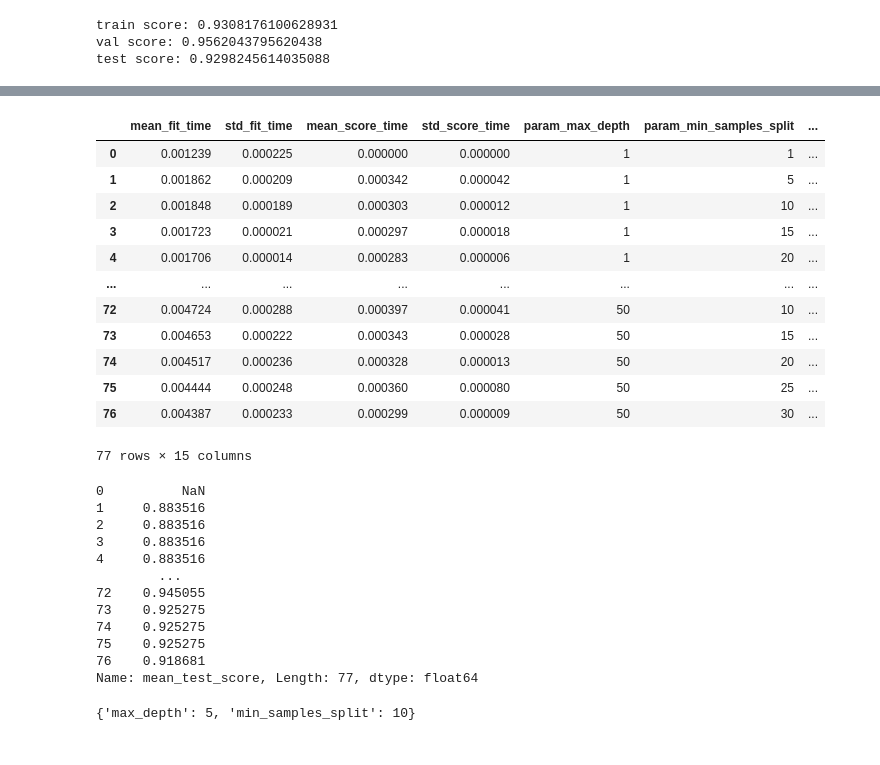
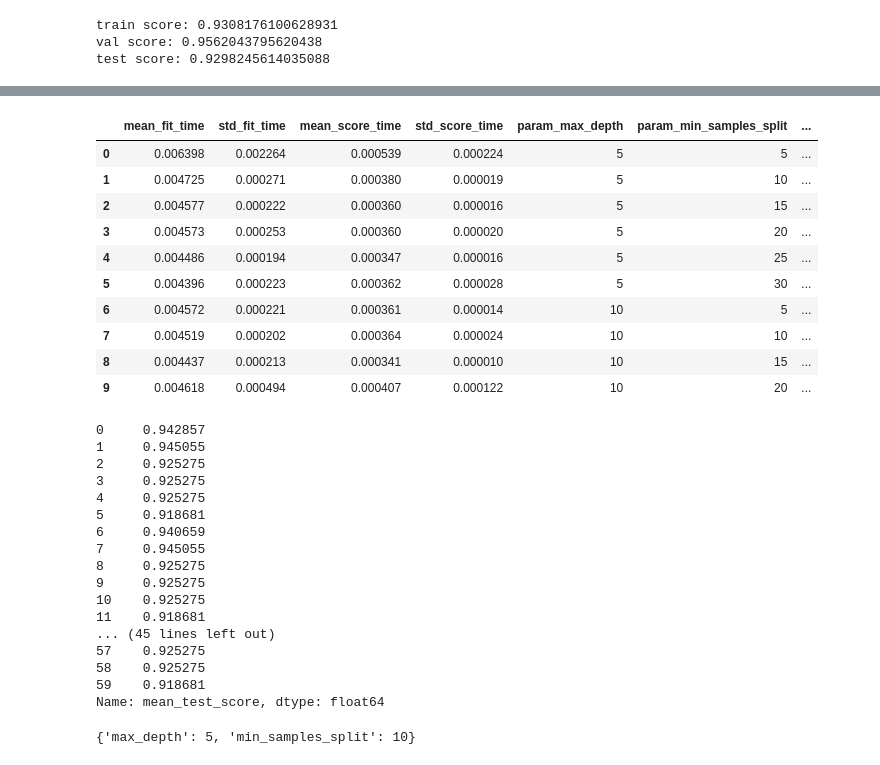
Before and after one commit to sohdacafe/Machine_Learning, a Jupyter notebook: deci_tree_breast_cancer.ipynb, the cells around one changed output, grey strips where cells are left out. Drawn from its saved outputs; the diff is of its cells as text; code cells hidden in the pictures.

```diff
--- a/deci_tree_breast_cancer.ipynb
+++ b/deci_tree_breast_cancer.ipynb
@@ -58,7 +58,7 @@ test score: 0.9298245614035088
 from sklearn.model_selection import GridSearchCV
 # %%
 estimator = DecisionTreeClassifier(random_state = 0)
-param_grid = [{'max_depth' : [1,5,10,15,20,25,30,35,40,45,50], 'min_samples_split':[1,5,10,15,20,25,30]}]
+param_grid = [{'max_depth' : [5,10,15,20,25,30,35,40,45,50], 'min_samples_split':[5,10,15,20,25,30]}]
 cv =5
 # %%
 tuned_model = GridSearchCV(estimator = estimator, param_grid=param_grid, cv=cv, return_train_score=False)
@@ -102,37 +84,40 @@ GridSearchCV(cv=5, error_score=nan,
 # %%
 # 学習結(果はcv_resultsに格納されている
 # pd.DataFrame(tuned_model.cv_results_).T
 df = pd.DataFrame(tuned_model.cv_results_)
-df
+df.head(10)
 # %% [output]
 |  | mean_fit_time | std_fit_time | mean_score_time | std_score_time | param_max_depth | param_min_samples_split | ... |
-| 0 | 0.001239 | 0.000225 | 0.000000 | 0.000000 | 1 | 1 | ... |
-| 1 | 0.001862 | 0.000209 | 0.000342 | 0.000042 | 1 | 5 | ... |
-| 2 | 0.001848 | 0.000189 | 0.000303 | 0.000012 | 1 | 10 | ... |
-| 3 | 0.001723 | 0.000021 | 0.000297 | 0.000018 | 1 | 15 | ... |
-| 4 | 0.001706 | 0.000014 | 0.000283 | 0.000006 | 1 | 20 | ... |
-| ... | ... | ... | ... | ... | ... | ... | ... |
-| 72 | 0.004724 | 0.000288 | 0.000397 | 0.000041 | 50 | 10 | ... |
-| 73 | 0.004653 | 0.000222 | 0.000343 | 0.000028 | 50 | 15 | ... |
-| 74 | 0.004517 | 0.000236 | 0.000328 | 0.000013 | 50 | 20 | ... |
-| 75 | 0.004444 | 0.000248 | 0.000360 | 0.000080 | 50 | 25 | ... |
-| 76 | 0.004387 | 0.000233 | 0.000299 | 0.000009 | 50 | 30 | ... |
+| 0 | 0.006398 | 0.002264 | 0.000539 | 0.000224 | 5 | 5 | ... |
+| 1 | 0.004725 | 0.000271 | 0.000380 | 0.000019 | 5 | 10 | ... |
+| 2 | 0.004577 | 0.000222 | 0.000360 | 0.000016 | 5 | 15 | ... |
+| 3 | 0.004573 | 0.000253 | 0.000360 | 0.000020 | 5 | 20 | ... |
+| 4 | 0.004486 | 0.000194 | 0.000347 | 0.000016 | 5 | 25 | ... |
+| 5 | 0.004396 | 0.000223 | 0.000362 | 0.000028 | 5 | 30 | ... |
+| 6 | 0.004572 | 0.000221 | 0.000361 | 0.000014 | 10 | 5 | ... |
+| 7 | 0.004519 | 0.000202 | 0.000364 | 0.000024 | 10 | 10 | ... |
+| 8 | 0.004437 | 0.000213 | 0.000341 | 0.000010 | 10 | 15 | ... |
+| 9 | 0.004618 | 0.000494 | 0.000407 | 0.000122 | 10 | 20 | ... |
-77 rows × 15 columns
 # %%
 df['mean_test_score']
 # %% [output]
-0          NaN
-1     0.883516
-2     0.883516
-3     0.883516
-4     0.883516
-        ...
-72    0.945055
-73    0.925275
-74    0.925275
-75    0.925275
-76    0.918681
-Name: mean_test_score, Length: 77, dtype: float64
+0     0.942857
+1     0.945055
+2     0.925275
+3     0.925275
+4     0.925275
+5     0.918681
+6     0.940659
+7     0.945055
+8     0.925275
+9     0.925275
+10    0.925275
+11    0.918681
+... (45 lines left out)
+57    0.925275
+58    0.925275
+59    0.918681
+Name: mean_test_score, dtype: float64
 # %%
 tuned_model.best_params_
 # %% [output]
```
Also changed, not shown: parts of 7 cells of this notebook.
